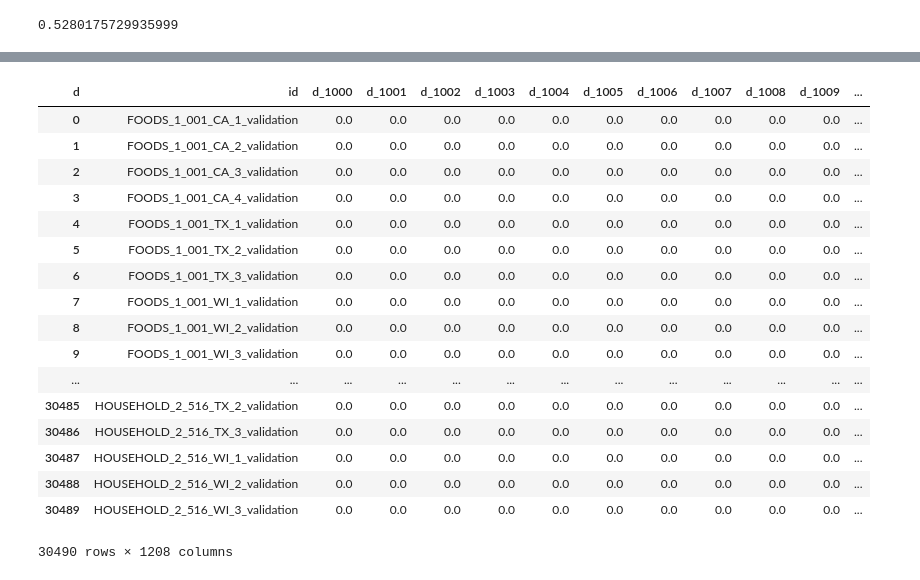
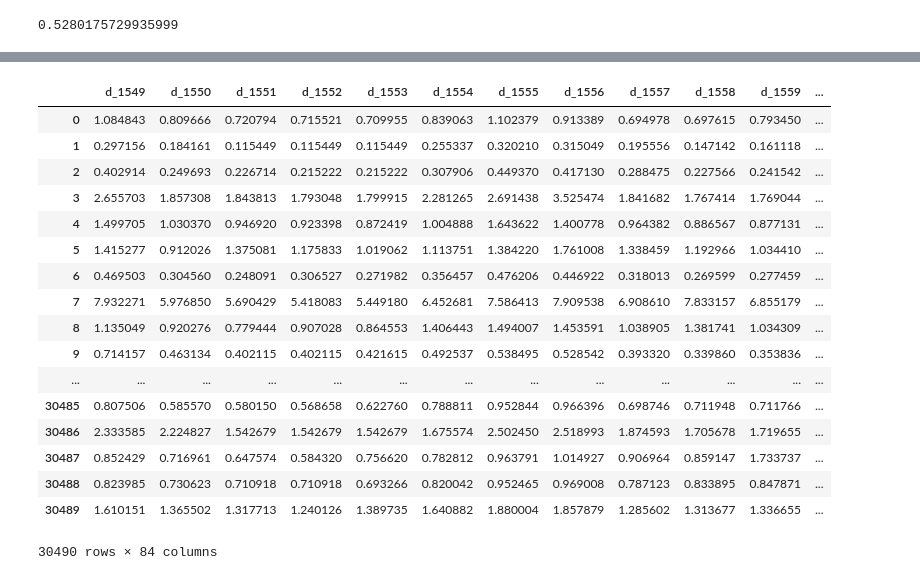
Before and after one commit to MitsuruFujiwara/M5-Forecasting-Accuracy, a Jupyter notebook: src/907_score.ipynb, the cells around one changed output, grey strips where cells are left out. Drawn from its saved outputs; the diff is of its cells as text; code cells hidden in the pictures.

Commit message:
add wrmse score for 28days prediction

```diff
--- a/src/907_score.ipynb
+++ b/src/907_score.ipynb
@@ -35,3 +35,6 @@ np.mean(scores)
 oof = pd.read_csv('../output/oof_lgbm_cv.csv')
 # %%
 oof = oof.pivot(index='id', columns='d', values='demand').reset_index()
+# %%
+cols_d = [c for c in oof.columns if 'd_' in c]
+oof
@@ -37,0 +60,5 @@ oof = oof.pivot(index='id', columns='d', values='demand').reset_index()
+# %%
+cols_valid = []
+for c in cols_d:
+    if (oof[c]>0).sum()!=0:
+        cols_valid.append(c)
@@ -38,21 +89,24 @@ oof = oof.pivot(index='id', columns='d', values='demand').reset_index()
+# %%
+oof = oof.merge(sample_sub[["id", "order"]], on = "id").sort_values("order").drop(["id", "order"], axis = 1).reset_index(drop = True)
+groups, scores = evaluator.score(oof[cols_valid])
 # %%
-oof
+oof[cols_valid]
 # %% [output]
-| d | id | d_1000 | d_1001 | d_1002 | d_1003 | d_1004 | d_1005 | d_1006 | d_1007 | d_1008 | d_1009 | ... |
-| 0 | FOODS_1_001_CA_1_validation | 0.0 | 0.0 | 0.0 | 0.0 | 0.0 | 0.0 | 0.0 | 0.0 | 0.0 | 0.0 | ... |
-| 1 | FOODS_1_001_CA_2_validation | 0.0 | 0.0 | 0.0 | 0.0 | 0.0 | 0.0 | 0.0 | 0.0 | 0.0 | 0.0 | ... |
-| 2 | FOODS_1_001_CA_3_validation | 0.0 | 0.0 | 0.0 | 0.0 | 0.0 | 0.0 | 0.0 | 0.0 | 0.0 | 0.0 | ... |
-| 3 | FOODS_1_001_CA_4_validation | 0.0 | 0.0 | 0.0 | 0.0 | 0.0 | 0.0 | 0.0 | 0.0 | 0.0 | 0.0 | ... |
-| 4 | FOODS_1_001_TX_1_validation | 0.0 | 0.0 | 0.0 | 0.0 | 0.0 | 0.0 | 0.0 | 0.0 | 0.0 | 0.0 | ... |
-| 5 | FOODS_1_001_TX_2_validation | 0.0 | 0.0 | 0.0 | 0.0 | 0.0 | 0.0 | 0.0 | 0.0 | 0.0 | 0.0 | ... |
-| 6 | FOODS_1_001_TX_3_validation | 0.0 | 0.0 | 0.0 | 0.0 | 0.0 | 0.0 | 0.0 | 0.0 | 0.0 | 0.0 | ... |
-| 7 | FOODS_1_001_WI_1_validation | 0.0 | 0.0 | 0.0 | 0.0 | 0.0 | 0.0 | 0.0 | 0.0 | 0.0 | 0.0 | ... |
-| 8 | FOODS_1_001_WI_2_validation | 0.0 | 0.0 | 0.0 | 0.0 | 0.0 | 0.0 | 0.0 | 0.0 | 0.0 | 0.0 | ... |
-| 9 | FOODS_1_001_WI_3_validation | 0.0 | 0.0 | 0.0 | 0.0 | 0.0 | 0.0 | 0.0 | 0.0 | 0.0 | 0.0 | ... |
+|  | d_1549 | d_1550 | d_1551 | d_1552 | d_1553 | d_1554 | d_1555 | d_1556 | d_1557 | d_1558 | d_1559 | ... |
+| 0 | 1.084843 | 0.809666 | 0.720794 | 0.715521 | 0.709955 | 0.839063 | 1.102379 | 0.913389 | 0.694978 | 0.697615 | 0.793450 | ... |
+| 1 | 0.297156 | 0.184161 | 0.115449 | 0.115449 | 0.115449 | 0.255337 | 0.320210 | 0.315049 | 0.195556 | 0.147142 | 0.161118 | ... |
+| 2 | 0.402914 | 0.249693 | 0.226714 | 0.215222 | 0.215222 | 0.307906 | 0.449370 | 0.417130 | 0.288475 | 0.227566 | 0.241542 | ... |
+| 3 | 2.655703 | 1.857308 | 1.843813 | 1.793048 | 1.799915 | 2.281265 | 2.691438 | 3.525474 | 1.841682 | 1.767414 | 1.769044 | ... |
+| 4 | 1.499705 | 1.030370 | 0.946920 | 0.923398 | 0.872419 | 1.004888 | 1.643622 | 1.400778 | 0.964382 | 0.886567 | 0.877131 | ... |
+| 5 | 1.415277 | 0.912026 | 1.375081 | 1.175833 | 1.019062 | 1.113751 | 1.384220 | 1.761008 | 1.338459 | 1.192966 | 1.034410 | ... |
+| 6 | 0.469503 | 0.304560 | 0.248091 | 0.306527 | 0.271982 | 0.356457 | 0.476206 | 0.446922 | 0.318013 | 0.269599 | 0.277459 | ... |
+| 7 | 7.932271 | 5.976850 | 5.690429 | 5.418083 | 5.449180 | 6.452681 | 7.586413 | 7.909538 | 6.908610 | 7.833157 | 6.855179 | ... |
+| 8 | 1.135049 | 0.920276 | 0.779444 | 0.907028 | 0.864553 | 1.406443 | 1.494007 | 1.453591 | 1.038905 | 1.381741 | 1.034309 | ... |
+| 9 | 0.714157 | 0.463134 | 0.402115 | 0.402115 | 0.421615 | 0.492537 | 0.538495 | 0.528542 | 0.393320 | 0.339860 | 0.353836 | ... |
 | ... | ... | ... | ... | ... | ... | ... | ... | ... | ... | ... | ... | ... |
-| 30485 | HOUSEHOLD_2_516_TX_2_validation | 0.0 | 0.0 | 0.0 | 0.0 | 0.0 | 0.0 | 0.0 | 0.0 | 0.0 | 0.0 | ... |
-| 30486 | HOUSEHOLD_2_516_TX_3_validation | 0.0 | 0.0 | 0.0 | 0.0 | 0.0 | 0.0 | 0.0 | 0.0 | 0.0 | 0.0 | ... |
-| 30487 | HOUSEHOLD_2_516_WI_1_validation | 0.0 | 0.0 | 0.0 | 0.0 | 0.0 | 0.0 | 0.0 | 0.0 | 0.0 | 0.0 | ... |
-| 30488 | HOUSEHOLD_2_516_WI_2_validation | 0.0 | 0.0 | 0.0 | 0.0 | 0.0 | 0.0 | 0.0 | 0.0 | 0.0 | 0.0 | ... |
-| 30489 | HOUSEHOLD_2_516_WI_3_validation | 0.0 | 0.0 | 0.0 | 0.0 | 0.0 | 0.0 | 0.0 | 0.0 | 0.0 | 0.0 | ... |
+| 30485 | 0.807506 | 0.585570 | 0.580150 | 0.568658 | 0.622760 | 0.788811 | 0.952844 | 0.966396 | 0.698746 | 0.711948 | 0.711766 | ... |
+| 30486 | 2.333585 | 2.224827 | 1.542679 | 1.542679 | 1.542679 | 1.675574 | 2.502450 | 2.518993 | 1.874593 | 1.705678 | 1.719655 | ... |
+| 30487 | 0.852429 | 0.716961 | 0.647574 | 0.584320 | 0.756620 | 0.782812 | 0.963791 | 1.014927 | 0.906964 | 0.859147 | 1.733737 | ... |
+| 30488 | 0.823985 | 0.730623 | 0.710918 | 0.710918 | 0.693266 | 0.820042 | 0.952465 | 0.969008 | 0.787123 | 0.833895 | 0.847871 | ... |
+| 30489 | 1.610151 | 1.365502 | 1.317713 | 1.240126 | 1.389735 | 1.640882 | 1.880004 | 1.857879 | 1.285602 | 1.313677 | 1.336655 | ... |
-30490 rows × 1208 columns
+30490 rows × 84 columns
```
Also changed, not shown: parts of 3 cells of this notebook, 9 other files.
